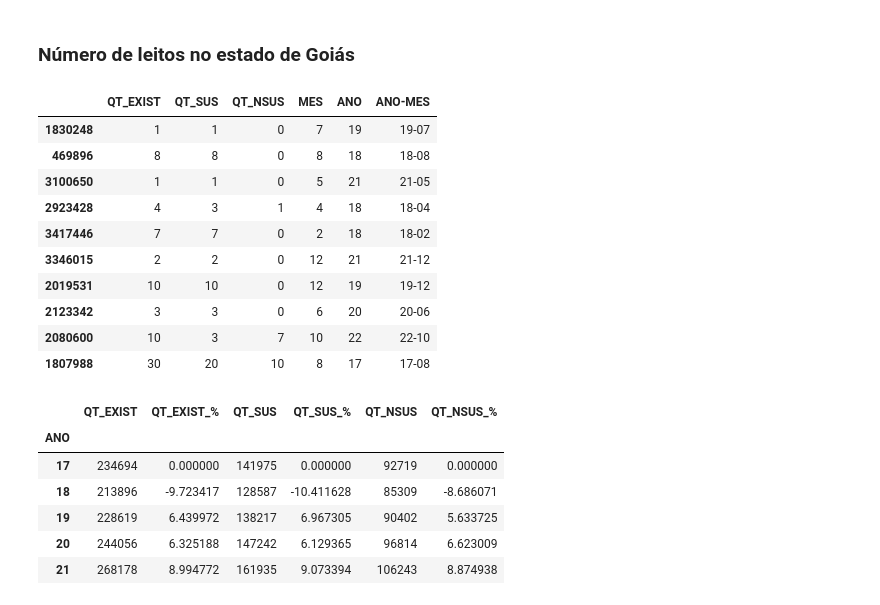
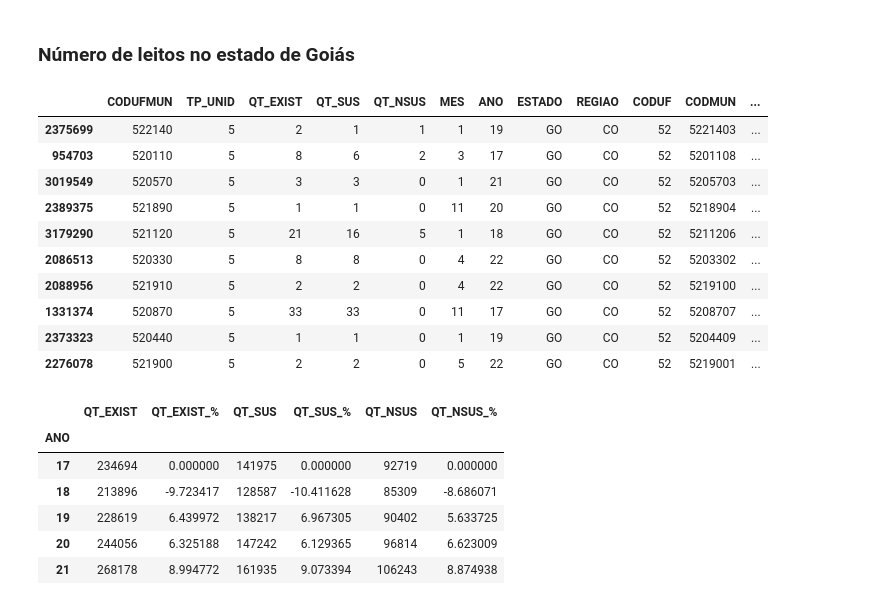
Before and after one commit to marcosvsilva/GovExpAnalysis, a Jupyter notebook: 3- GovExpAnalysis - explore analysis.ipynb, the cells around one changed output. Cells and saved outputs as stored; diff of their text form; code cells hidden in the pictures.

```diff
--- a/3- GovExpAnalysis - explore analysis.ipynb
+++ b/3- GovExpAnalysis - explore analysis.ipynb
@@ -63,20 +70,20 @@ df.head()
 ### Número de leitos no estado de Goiás
 # %%
 df_GO = df[df.ESTADO == 'GO']
-df_GO = df_GO.drop(['CODUFMUN', 'TP_UNID', 'CODUF', 'CODMUN', 'REGIAO', 'ESTADO'], axis=1)
+# df_GO = df_GO.drop(['CODUFMUN', 'TP_UNID', 'CODUF', 'CODMUN', 'REGIAO', 'ESTADO'], axis=1)
 df_GO.sample(10)
 # %% [output]
-|  | QT_EXIST | QT_SUS | QT_NSUS | MES | ANO | ANO-MES |
-| 1830248 | 1 | 1 | 0 | 7 | 19 | 19-07 |
-| 469896 | 8 | 8 | 0 | 8 | 18 | 18-08 |
-| 3100650 | 1 | 1 | 0 | 5 | 21 | 21-05 |
-| 2923428 | 4 | 3 | 1 | 4 | 18 | 18-04 |
-| 3417446 | 7 | 7 | 0 | 2 | 18 | 18-02 |
-| 3346015 | 2 | 2 | 0 | 12 | 21 | 21-12 |
-| 2019531 | 10 | 10 | 0 | 12 | 19 | 19-12 |
-| 2123342 | 3 | 3 | 0 | 6 | 20 | 20-06 |
-| 2080600 | 10 | 3 | 7 | 10 | 22 | 22-10 |
-| 1807988 | 30 | 20 | 10 | 8 | 17 | 17-08 |
+|  | CODUFMUN | TP_UNID | QT_EXIST | QT_SUS | QT_NSUS | MES | ANO | ESTADO | REGIAO | CODUF | CODMUN | ... |
+| 2375699 | 522140 | 5 | 2 | 1 | 1 | 1 | 19 | GO | CO | 52 | 5221403 | ... |
+| 954703 | 520110 | 5 | 8 | 6 | 2 | 3 | 17 | GO | CO | 52 | 5201108 | ... |
+| 3019549 | 520570 | 5 | 3 | 3 | 0 | 1 | 21 | GO | CO | 52 | 5205703 | ... |
+| 2389375 | 521890 | 5 | 1 | 1 | 0 | 11 | 20 | GO | CO | 52 | 5218904 | ... |
+| 3179290 | 521120 | 5 | 21 | 16 | 5 | 1 | 18 | GO | CO | 52 | 5211206 | ... |
+| 2086513 | 520330 | 5 | 8 | 8 | 0 | 4 | 22 | GO | CO | 52 | 5203302 | ... |
+| 2088956 | 521910 | 5 | 2 | 2 | 0 | 4 | 22 | GO | CO | 52 | 5219100 | ... |
+| 1331374 | 520870 | 5 | 33 | 33 | 0 | 11 | 17 | GO | CO | 52 | 5208707 | ... |
+| 2373323 | 520440 | 5 | 1 | 1 | 0 | 1 | 19 | GO | CO | 52 | 5204409 | ... |
+| 2276078 | 521900 | 5 | 2 | 2 | 0 | 5 | 22 | GO | CO | 52 | 5219001 | ... |
 # %%
 df_GO_year = df_GO.groupby('ANO').sum()
 
```
Also changed, not shown: parts of 10 cells of this notebook.
